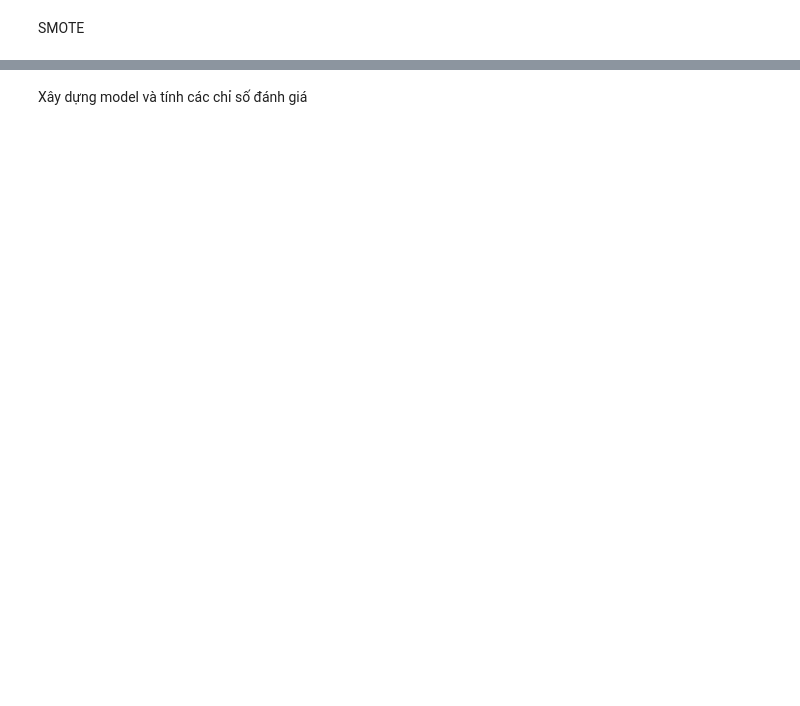
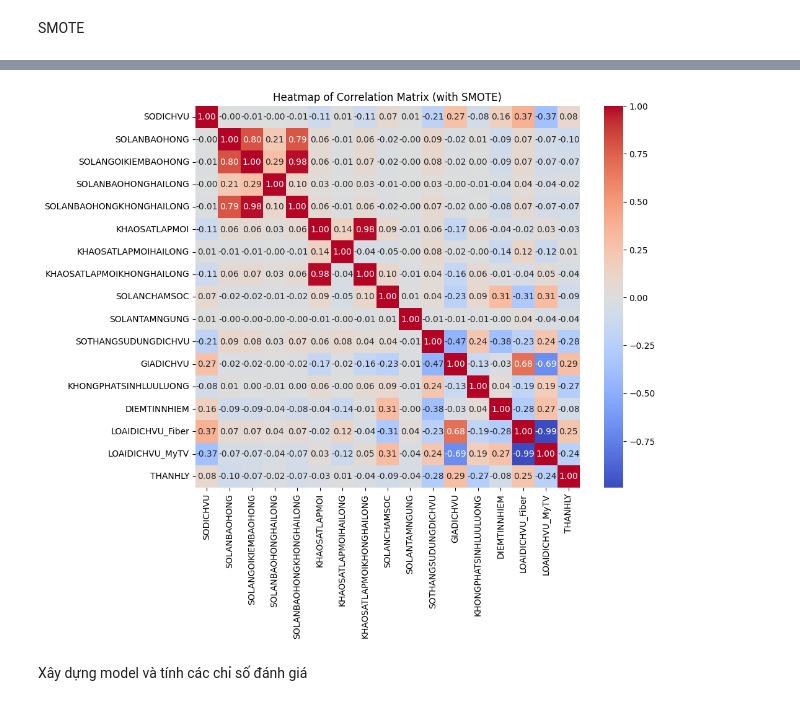
Before and after one commit to Toshiiiii1/churn_prediction, a Jupyter notebook: main.ipynb, the cells around one changed output, grey strips where cells are left out. Saved outputs shown, nothing was run; the diff lists cells and outputs as text; code cells hidden in the pictures; blank space fills up the shorter version.

```diff
--- a/main.ipynb
+++ b/main.ipynb
@@ -67,0 +157,13 @@ print(y.shape)
+# %%
+import seaborn as sns
+import matplotlib.pyplot as plt
+
+X_smote['THANHLY'] = y_smote
+correlation_matrix = X_smote.corr()  # Hoặc tương quan giữa các cột trong X_smote
+
+plt.figure(figsize=(10, 8))
+sns.heatmap(correlation_matrix, annot=True, cmap='coolwarm', fmt='.2f')
+plt.title('Heatmap of Correlation Matrix (with SMOTE)')
+plt.show()
+# %% [output]
+[figure, added]
```
Also changed, not shown: parts of 19 cells of this notebook, 2 other files.
